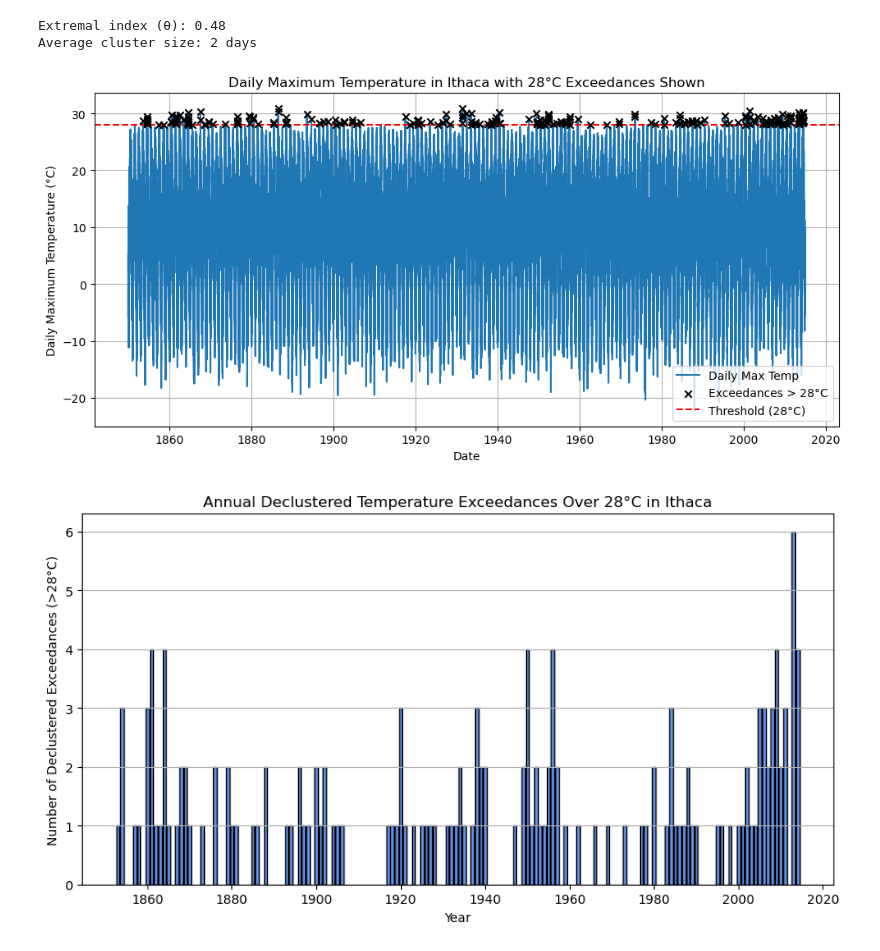
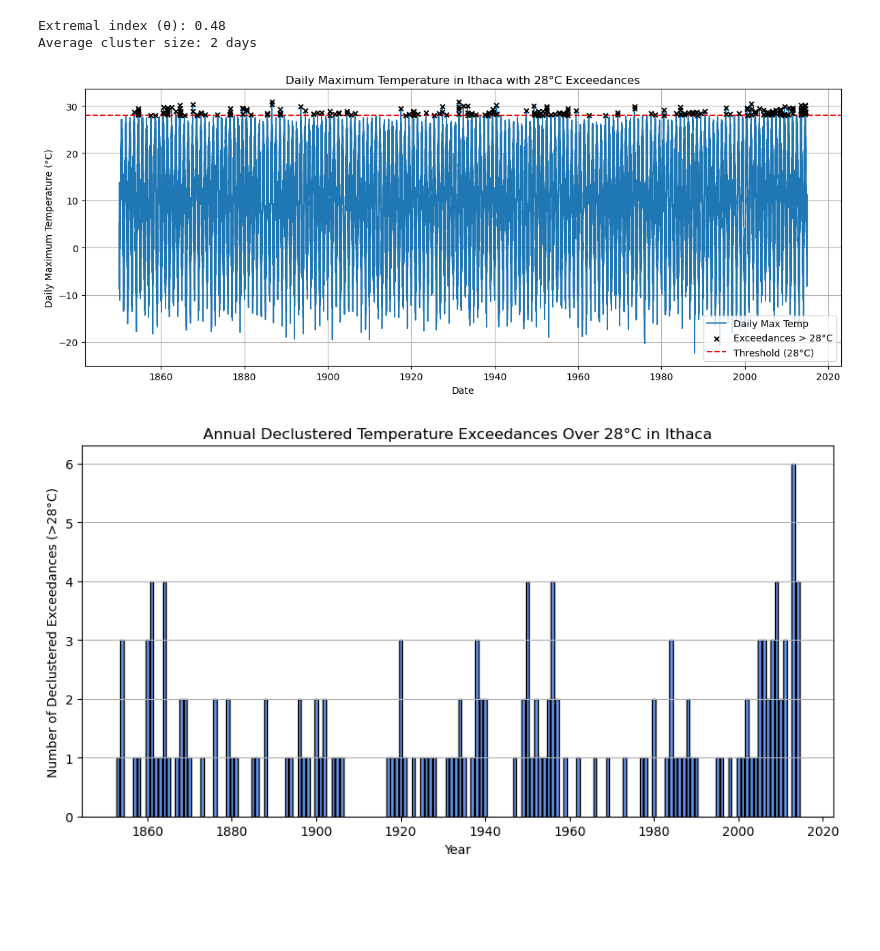
Before and after one commit to BEE4850-SP25/hw05-christinemswanson, a Jupyter notebook: hw05.ipynb, the cells around one changed output. Drawn from its saved outputs; the diff is of its cells as text; code cells hidden in the pictures; blank space fills up the shorter version.

```diff
--- a/hw05.ipynb
+++ b/hw05.ipynb
@@ -367,36 +374,38 @@ declustered = declustered[(declustered['time_diff'].isna()) | (declustered['time
 # %%
 # adapted from POT lecture, slide 14
 # boolean mask for exceedances over 28°C
 exceed_mask = ithaca_dat['TempMax'] > 28
 
 # plot daily temperature time series
-plt.figure(figsize=(10, 5))
+plt.figure(figsize=(12, 5))
 plt.plot(ithaca_dat['Day'], ithaca_dat['TempMax'],
-         label='Daily Max Temp', linewidth=1.5)
+         label='Daily Max Temp', linewidth=1.25)
 
 # plot exceedances with markers
 plt.scatter(
     ithaca_dat['Day'][exceed_mask],
     ithaca_dat['TempMax'][exceed_mask],
     color='black',
     label='Exceedances > 28°C',
     zorder=3,
-    marker='x'
+    marker='x',
+    s=24
 )
 
 # add horizontal threshold line at 28°C
-plt.axhline(28, color='red', linestyle='--', linewidth=1.5, label='Threshold (28°C)')
+plt.axhline(28, color='red', linestyle='--',
+            linewidth=1.5, label='Threshold (28°C)')
 
 plt.xlabel("Date")
 plt.ylabel("Daily Maximum Temperature (°C)")
-plt.title("Daily Maximum Temperature in Ithaca with 28°C Exceedances Shown")
+plt.title("Daily Maximum Temperature in Ithaca with 28°C Exceedances")
 plt.legend()
 plt.grid(True)
 plt.tight_layout()
 
 plt.show()
 # %% [output]
-[figure, old version]
+[figure, new version]
 # %%
 # plot number of exceedances by year
 # have they increased over time?
```
Also changed, not shown: parts of 11 cells of this notebook.
